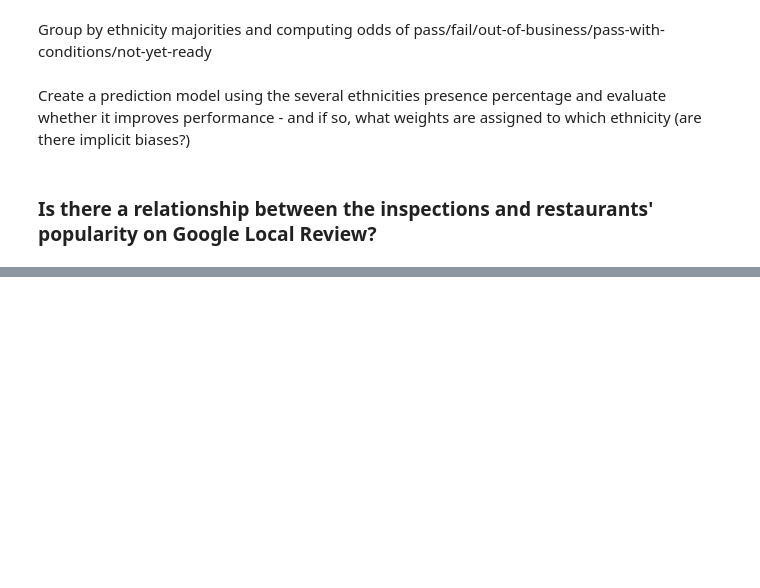
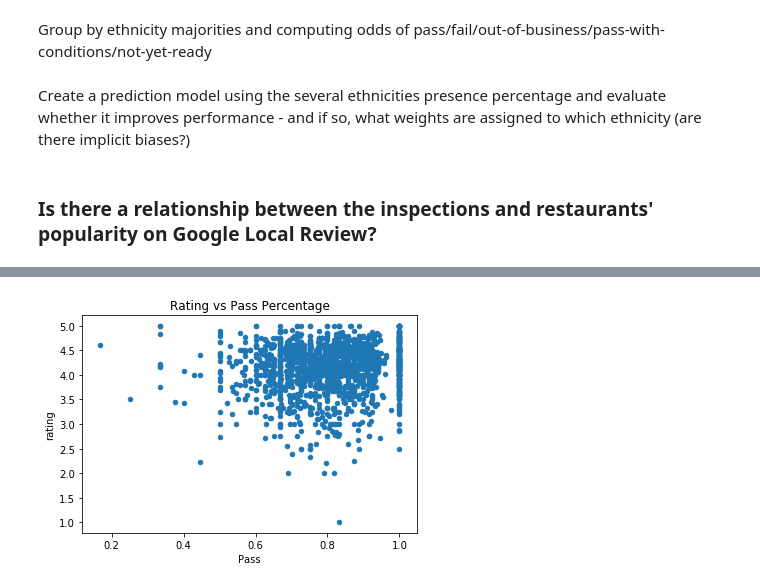
Before and after one commit to MNabegh/ADAknow, a Jupyter notebook: analysis.ipynb, the cells around one changed output, grey strips where cells are left out. Drawn from its saved outputs; the diff is of its cells as text; code cells hidden in the pictures; blank space fills up the shorter version.

```diff
--- a/analysis.ipynb
+++ b/analysis.ipynb
@@ -1765,0 +1999,3 @@ Investigate the impact of the average review score on the possible outcomes of a
+# %%
+inspectionRates = inspectionRates.groupby(["aka_name","results"]).count()[["inspection_id", ]]
+inspectionRates.head(5)
@@ -1765,0 +2010,11 @@ Investigate the impact of the average review score on the possible outcomes of a
+# %%
+inspectionRates = inspectionRates.rename(columns={"inspection_id":"nInspections"})
+inspectionRates['perc'] = inspectionRates['nInspections']/inspectionRates['nInspections'].groupby(["aka_name"]).sum()
+
+inspectionRates = inspectionRates[["perc"]].unstack()
+
+inspectionRates.columns = inspectionRates.columns.droplevel()
+inspectionRates = inspectionRates[["Fail", "Pass"]]
+
+inspectionRates = inspectionRates.fillna(0)
+inspectionRates.head(5)
@@ -1765,0 +2035,13 @@ Investigate the impact of the average review score on the possible outcomes of a
+# %%
+# Select businesses w/ >3 reviews
+ratings = ratings[ratings["nReviews"]>3]
+inspectionRates = inspectionRates.join(ratings)
+# %%
+# Add number of inspections
+nInspections = chicago_df_noNan[chicago_df_noNan["aka_name"].isin(ratings.index)]
+nInspections = nInspections[nInspections.results.isin(["Fail", "Pass", "Pass w/ Conditions"])]
+
+nInspections = nInspections.groupby("aka_name")[["inspection_id"]].count()
+nInspections = nInspections.rename(columns={"inspection_id":"nInspections"})
+inspectionRates = inspectionRates.join(nInspections)
+inspectionRates = inspectionRates[inspectionRates["nInspections"]>2]
@@ -1765,0 +2080,6 @@ Investigate the impact of the average review score on the possible outcomes of a
+# %%
+inspectionRates.plot.scatter(x="Pass", y="rating")
+plt.title("Rating vs Pass Percentage")
+plt.show()
+# %% [output]
+[figure, added]
```
Also changed, not shown: parts of 67 cells of this notebook.
